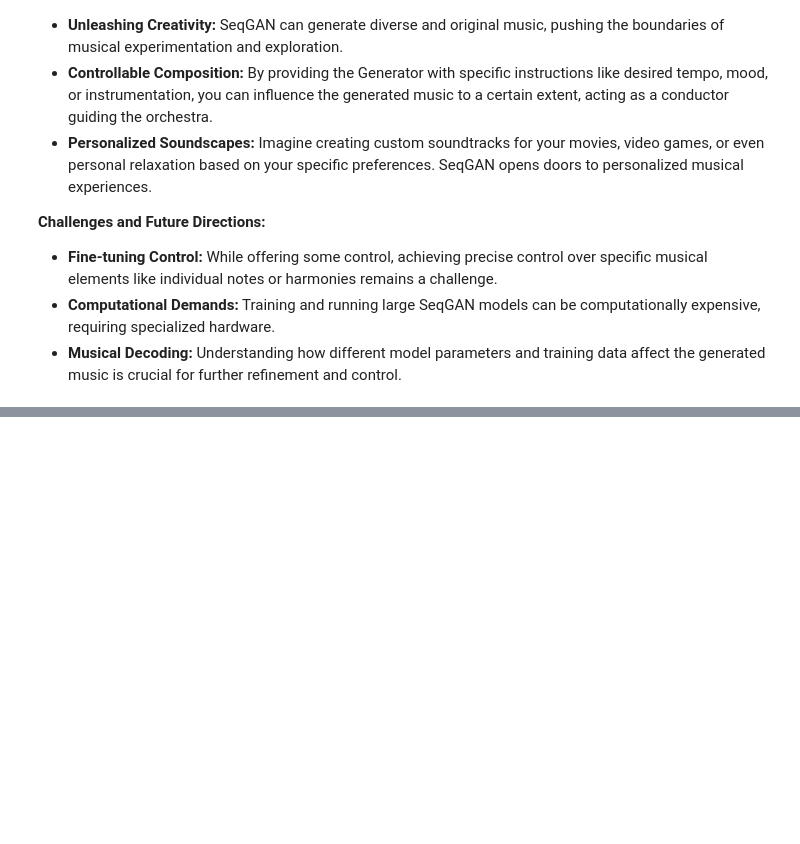
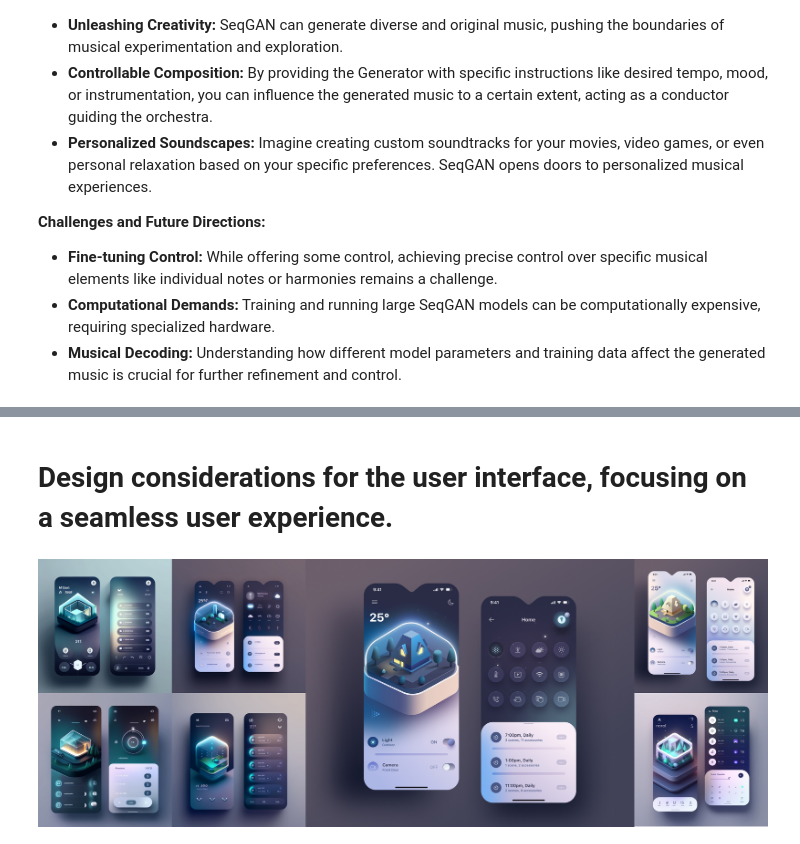
Before and after one commit to Ahmad10Raza/Internship_Assignment_at_DatavisionAI, a Jupyter notebook: AI-Powered Music Generation Application/AI-Powered Music Generation Application.ipynb, the cells around one changed output, grey strips where cells are left out. Cells and saved outputs as stored; diff of their text form; code cells hidden in the pictures; blank space fills up the shorter version.

```diff
--- a/AI-Powered Music Generation Application/AI-Powered Music Generation Application.ipynb
+++ b/AI-Powered Music Generation Application/AI-Powered Music Generation Application.ipynb
@@ -352,0 +516,6 @@ Imagine a scenario where the Generator is a talented artist constantly trying to
+# %% [markdown]
+# **Design considerations for the user interface, focusing on a seamless user experience.**
+# %%
+Image(filename='images/UI.jpg')
+# %% [output]
+[figure, added]
```
Also changed, not shown: parts of 15 cells of this notebook, 4 other files.
